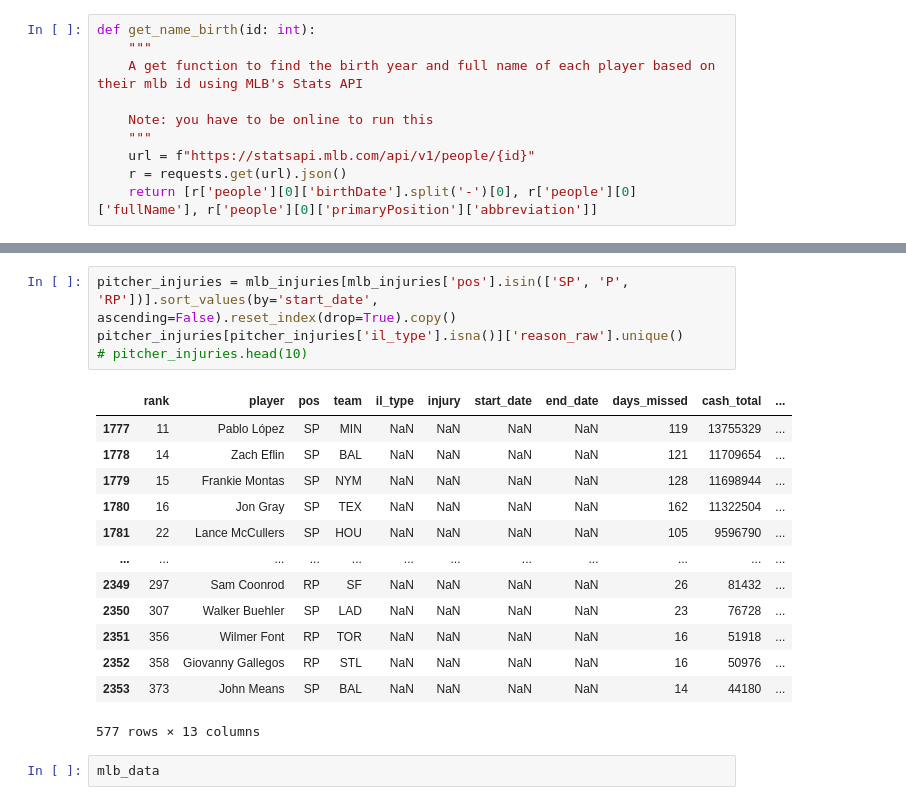
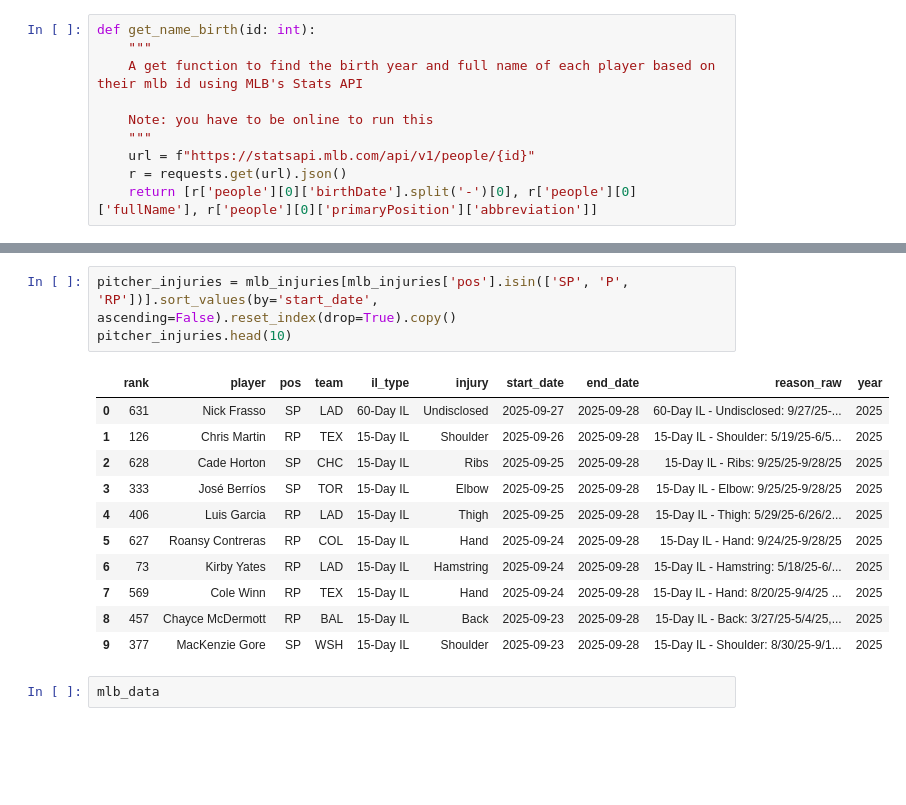
Before and after one commit to SatrunsDream/Workload-effect-on-pitcher-injury, a Jupyter notebook: EDA.ipynb, the cells around one changed output, grey strips where cells are left out. Cells and saved outputs as stored; diff of their text form; blank space fills up the shorter version.

```diff
--- a/EDA.ipynb
+++ b/EDA.ipynb
@@ -168,21 +190,18 @@ Skipping offseason dates
 # %%
 pitcher_injuries = mlb_injuries[mlb_injuries['pos'].isin(['SP', 'P', 'RP'])].sort_values(by='start_date', ascending=False).reset_index(drop=True).copy()
-pitcher_injuries[pitcher_injuries['il_type'].isna()]['reason_raw'].unique()
-# pitcher_injuries.head(10)
+pitcher_injuries.head(10)
 # %% [output]
-|  | rank | player | pos | team | il_type | injury | start_date | end_date | days_missed | cash_total | ... |
-| 1777 | 11 | Pablo López | SP | MIN | NaN | NaN | NaN | NaN | 119 | 13755329 | ... |
-| 1778 | 14 | Zach Eflin | SP | BAL | NaN | NaN | NaN | NaN | 121 | 11709654 | ... |
-| 1779 | 15 | Frankie Montas | SP | NYM | NaN | NaN | NaN | NaN | 128 | 11698944 | ... |
-| 1780 | 16 | Jon Gray | SP | TEX | NaN | NaN | NaN | NaN | 162 | 11322504 | ... |
-| 1781 | 22 | Lance McCullers | SP | HOU | NaN | NaN | NaN | NaN | 105 | 9596790 | ... |
-| ... | ... | ... | ... | ... | ... | ... | ... | ... | ... | ... | ... |
-| 2349 | 297 | Sam Coonrod | RP | SF | NaN | NaN | NaN | NaN | 26 | 81432 | ... |
-| 2350 | 307 | Walker Buehler | SP | LAD | NaN | NaN | NaN | NaN | 23 | 76728 | ... |
-| 2351 | 356 | Wilmer Font | RP | TOR | NaN | NaN | NaN | NaN | 16 | 51918 | ... |
-| 2352 | 358 | Giovanny Gallegos | RP | STL | NaN | NaN | NaN | NaN | 16 | 50976 | ... |
-| 2353 | 373 | John Means | SP | BAL | NaN | NaN | NaN | NaN | 14 | 44180 | ... |
+|  | rank | player | pos | team | il_type | injury | start_date | end_date | reason_raw | year |
+| 0 | 631 | Nick Frasso | SP | LAD | 60-Day IL | Undisclosed | 2025-09-27 | 2025-09-28 | 60-Day IL - Undisclosed: 9/27/25-... | 2025 |
+| 1 | 126 | Chris Martin | RP | TEX | 15-Day IL | Shoulder | 2025-09-26 | 2025-09-28 | 15-Day IL - Shoulder: 5/19/25-6/5... | 2025 |
+| 2 | 628 | Cade Horton | SP | CHC | 15-Day IL | Ribs | 2025-09-25 | 2025-09-28 | 15-Day IL - Ribs: 9/25/25-9/28/25 | 2025 |
+| 3 | 333 | José Berríos | SP | TOR | 15-Day IL | Elbow | 2025-09-25 | 2025-09-28 | 15-Day IL - Elbow: 9/25/25-9/28/25 | 2025 |
+| 4 | 406 | Luis Garcia | RP | LAD | 15-Day IL | Thigh | 2025-09-25 | 2025-09-28 | 15-Day IL - Thigh: 5/29/25-6/26/2... | 2025 |
+| 5 | 627 | Roansy Contreras | RP | COL | 15-Day IL | Hand | 2025-09-24 | 2025-09-28 | 15-Day IL - Hand: 9/24/25-9/28/25 | 2025 |
+| 6 | 73 | Kirby Yates | RP | LAD | 15-Day IL | Hamstring | 2025-09-24 | 2025-09-28 | 15-Day IL - Hamstring: 5/18/25-6/... | 2025 |
+| 7 | 569 | Cole Winn | RP | TEX | 15-Day IL | Hand | 2025-09-24 | 2025-09-28 | 15-Day IL - Hand: 8/20/25-9/4/25 ... | 2025 |
+| 8 | 457 | Chayce McDermott | RP | BAL | 15-Day IL | Back | 2025-09-23 | 2025-09-28 | 15-Day IL - Back: 3/27/25-5/4/25,... | 2025 |
+| 9 | 377 | MacKenzie Gore | SP | WSH | 15-Day IL | Shoulder | 2025-09-23 | 2025-09-28 | 15-Day IL - Shoulder: 8/30/25-9/1... | 2025 |
-577 rows × 13 columns
 # %%
 mlb_data
 # %% [output]
```
Also changed, not shown: parts of 4 cells of this notebook, 2 other files.
